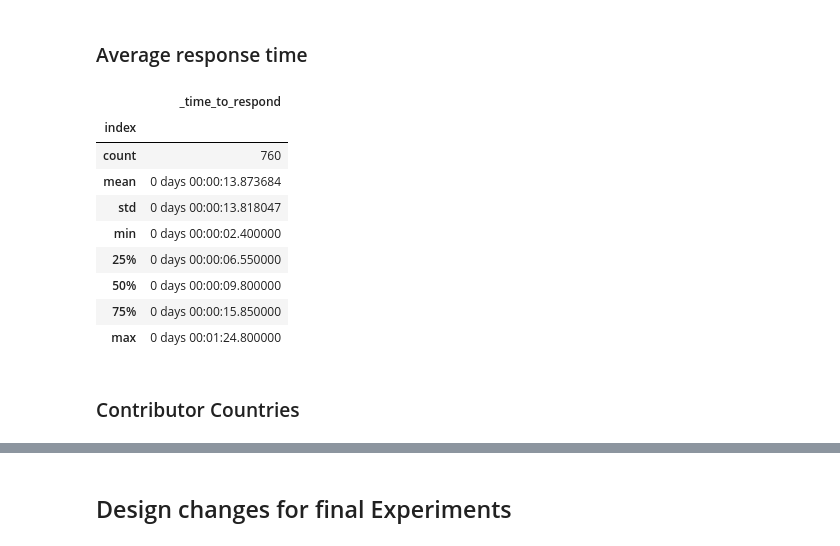
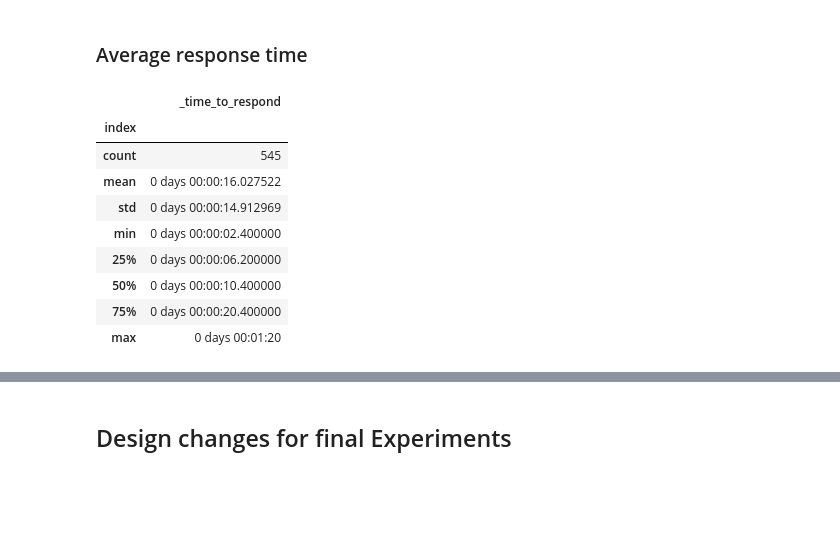
Before and after one commit to smferro54/W241_Final_Project, a Jupyter notebook: Final Project W241.ipynb, the cells around one changed output, grey strips where cells are left out. Cells and saved outputs as stored; diff of their text form; code cells hidden in the pictures; blank space fills up the shorter version.

Commit message:
Adding pilot 1 and its write up

```diff
--- a/Final Project W241.ipynb
+++ b/Final Project W241.ipynb
@@ -57,18 +162,16 @@ first_pilot[first_pilot['_worker_id'] == 44980050].sort_values('_started_at')
 # %% [markdown]
 ### Average response time
 # %%
-first_pilot['_time_to_respond'] = (first_pilot._created_at.apply(lambda x: datetime.strptime(x, "%m/%d/%Y %H:%M:%S"))-first_pilot._started_at.apply(lambda x: datetime.strptime(x, "%m/%d/%Y %H:%M:%S")))/5
-first_pilot['_time_to_respond'].describe().reset_index().set_index('index')
+second_pilot['_time_to_respond'] = (second_pilot._created_at.apply(lambda x: datetime.strptime(x, "%m/%d/%Y %H:%M:%S"))-second_pilot._started_at.apply(lambda x: datetime.strptime(x, "%m/%d/%Y %H:%M:%S")))/5
+second_pilot['_time_to_respond'].describe().reset_index().set_index('index')
 # %% [output]
 |  | _time_to_respond |
 | index |  |
-| count | 760 |
-| mean | 0 days 00:00:13.873684 |
-| std | 0 days 00:00:13.818047 |
+| count | 545 |
+| mean | 0 days 00:00:16.027522 |
+| std | 0 days 00:00:14.912969 |
 | min | 0 days 00:00:02.400000 |
-| 25% | 0 days 00:00:06.550000 |
-| 50% | 0 days 00:00:09.800000 |
-| 75% | 0 days 00:00:15.850000 |
-| max | 0 days 00:01:24.800000 |
+| 25% | 0 days 00:00:06.200000 |
+| 50% | 0 days 00:00:10.400000 |
+| 75% | 0 days 00:00:20.400000 |
+| max | 0 days 00:01:20 |
-# %% [markdown]
-###  Contributor Countries
```
Also changed, not shown: parts of 28 cells of this notebook, 1 other file.
